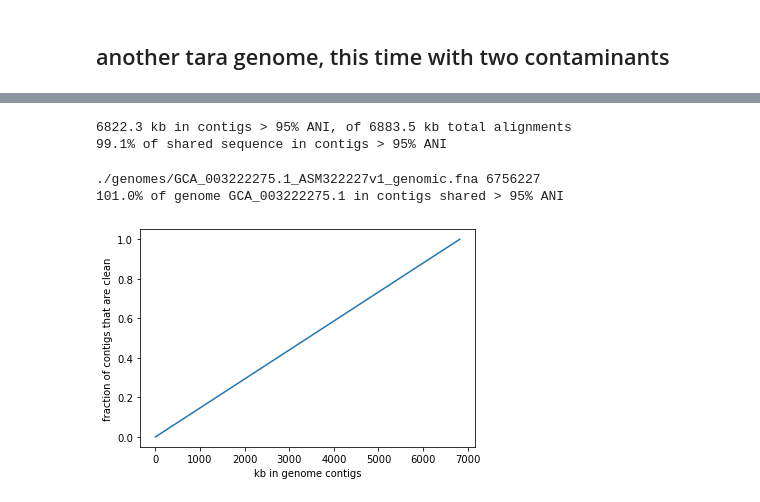
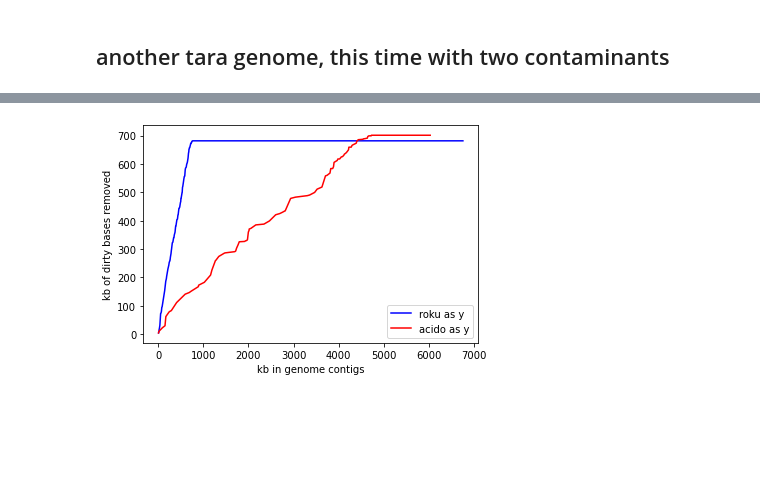
Before and after one commit to ctb/2020-stacked-dot-plots, a Jupyter notebook: single-genome-report.ipynb, the cells around one changed output, grey strips where cells are left out. Drawn from its saved outputs; the diff is of its cells as text; code cells hidden in the pictures; blank space fills up the shorter version.

```diff
--- a/single-genome-report.ipynb
+++ b/single-genome-report.ipynb
@@ -106,58 +64,0 @@ sorted_regions.sort(reverse=True)
-# %%
-kb_above_95 = 0
-total_kb = 0
-
-ani95_names = set()
-ani95_lengths = []
-for (contig_ani, _, region) in sorted_regions:
-    size = region.qend - region.qstart
-    if contig_ani >= .95:
-        kb_above_95 += size # note: uniqify
-        ani95_names.add(region.query)
-        ani95_lengths.append((region.qsize, region))
-    total_kb += size
-
-print(f'{kb_above_95:.1f} kb in contigs > 95% ANI, of {total_kb:.1f} kb total alignments')
-print(f'{kb_above_95/total_kb*100:.1f}% of shared sequence in contigs > 95% ANI')
-# %% [output]
-6822.3 kb in contigs > 95% ANI, of 6883.5 kb total alignments
-99.1% of shared sequence in contigs > 95% ANI
-# %%
-import screed
-
-sum_bp = 0
-all_sizes = []
-for record in screed.open(dotplot.queryfile):
-    sum_bp += len(record.sequence)
-    all_sizes.append((record.name.split()[0], len(record.sequence) / 1e3))
-
-print(dotplot.queryfile, sum_bp)
-sum_kb = sum_bp / 1e3
-
-print(f'{kb_above_95/sum_kb*100:.1f}% of genome {dotplot.q_acc} in contigs shared > 95% ANI')
-# %% [output]
-./genomes/GCA_003222275.1_ASM322227v1_genomic.fna 6756227
-101.0% of genome GCA_003222275.1 in contigs shared > 95% ANI
-# %%
-x = []
-y = []
-ani95_lengths.sort()
-sofar = 0
-for (contig_size, region) in ani95_lengths:
-    sofar += contig_size
-    f_total_ani95 = sofar / kb_above_95
-    x.append(sofar)
-    y.append(f_total_ani95)
-
-for name, contig_size in all_sizes:
-    if name not in ani95_names:
-        y.append(f_total_ani95)
-        sofar += contig_size
-        x.append(sofar)
-# %%
-plt.plot(x, y)
-plt.xlabel('kb in genome contigs')
-plt.ylabel('fraction of contigs that are clean')
-plt.savefig('/tmp/acido-target.png')
-# %% [output]
-[figure, removed]
@@ -163,0 +131,18 @@ plt.savefig('/tmp/acido-target.png')
+# %%
+# convert to fractions
+# worry about duplicate bad kb
+t_acc = dotplot.t_acc_list[0]
+x, y = investigate_regions(dotplot, t_acc)
+
+t_acc = dotplot2.t_acc_list[0]
+x2, y2 = investigate_regions(dotplot2, t_acc)
+
+plt.plot(x, y, 'b-', label='roku as y')
+plt.plot(x2, y2, 'r-', label='acido as y')
+
+plt.xlabel('kb in genome contigs')
+plt.ylabel('kb of dirty bases removed')
+plt.legend(loc='lower right')
+plt.savefig('/tmp/acido-target.png')
+# %% [output]
+[figure, added]
```
Also changed, not shown: parts of 9 cells of this notebook.
